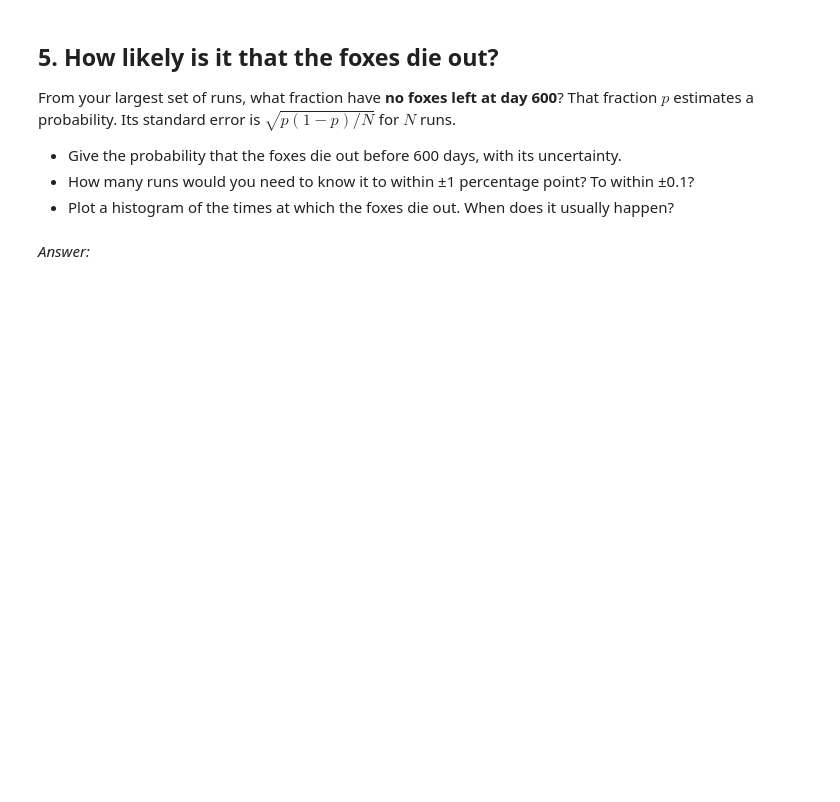
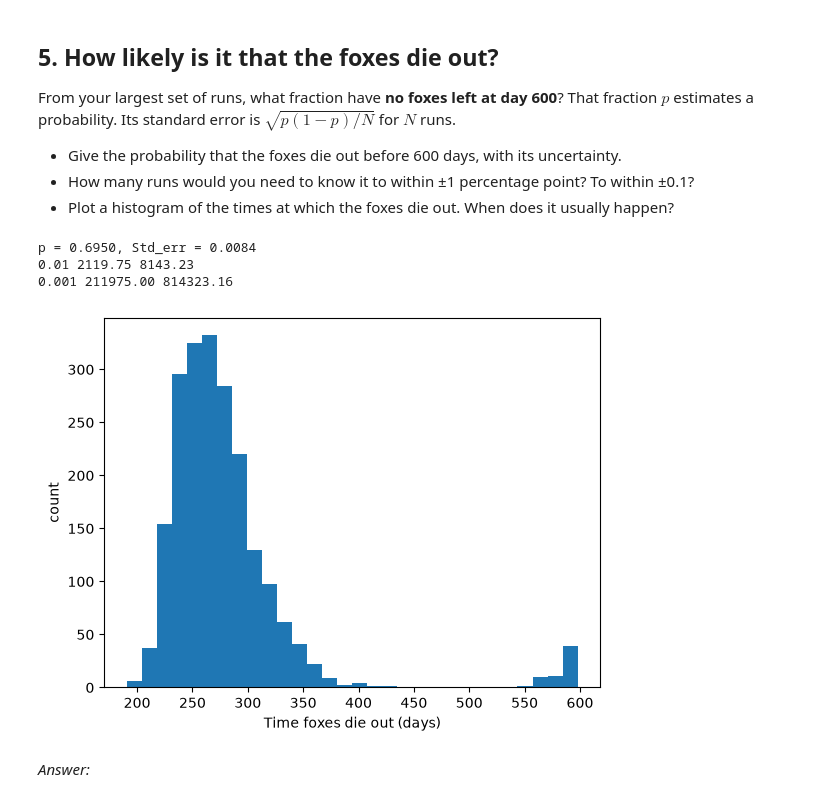
Before and after one commit to Dileep-2/differential-equations, a Jupyter notebook: Assingments/rabbits-and-foxes-kmc.ipynb, the cells around one changed output. Drawn from its saved outputs; the diff is of its cells as text; code cells hidden in the pictures; blank space fills up the shorter version.

Commit message:
Foxes&Rabbits_KMC_Assignment 1-6 problems.

```diff
--- a/Assingments/rabbits-and-foxes-kmc.ipynb
+++ b/Assingments/rabbits-and-foxes-kmc.ipynb
@@ -371,5 +371,32 @@ $\sqrt{p(1-p)/N}$ for $N$ runs.
   ±0.1?
 - Plot a histogram of the times at which the foxes die out. When does it usually
   happen?
+# %%
+N = 3000
+t_ext = []  #time if foxex extinct  at day 600
+for seed in range(N):
+    tm, rb, fx = kmc(R0, F0, t_end, np.random.default_rng(seed))
+    tm, fx = np.array(tm), np.array(fx)
+    t_ext.append(tm[np.argmax(fx == 0)] if fx[-1] == 0 else np.nan)
+t_ext = np.array(t_ext)
+
+dead_foxes = ~np.isnan(t_ext)
+p = dead_foxes.mean()
+Std_err = np.sqrt(p*(1-p)/N)
+print(f"p = {p:.4f}, Std_err = {Std_err:.4f}")
+
+for tol in (0.01, 0.001):
+    print(tol, f"{p* (1 - p) / tol**2:.2f}", f"{1.96**2 * p * (1 - p) / tol**2:.2f}")
+
+fig, ax = plt.subplots()
+ax.hist(t_ext[dead_foxes], bins=30)
+ax.set_xlabel("Time foxes die out (days)")
+ax.set_ylabel("count")
+plt.show()
+# %% [output]
+p = 0.6950, Std_err = 0.0084
+0.01 2119.75 8143.23
+0.001 211975.00 814323.16
+[figure, added]
 # %% [markdown]
 *Answer:*
```
Also changed, not shown: parts of 5 cells of this notebook, 1 other file.
